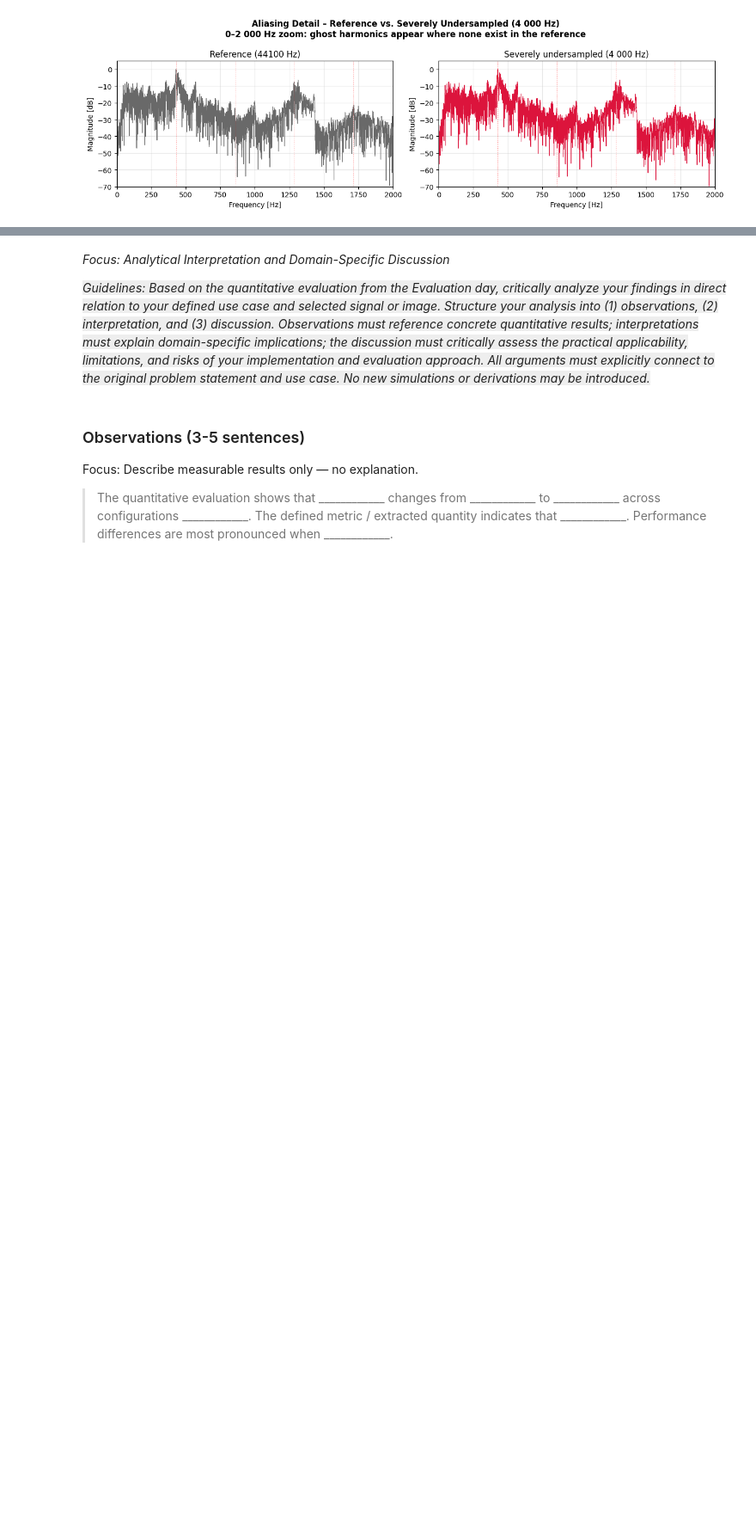
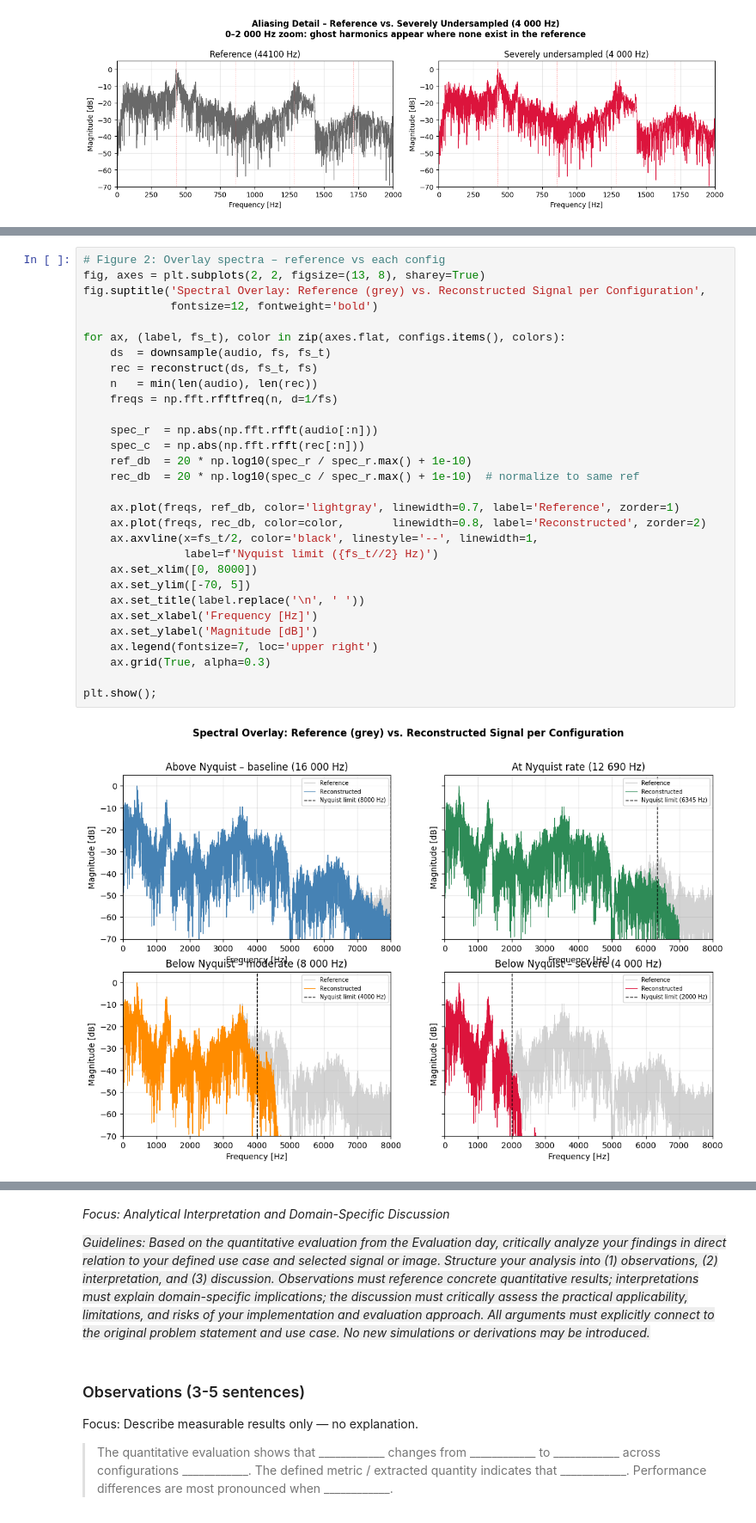
Before and after one commit to Sandra-Senn/gbsv_mc, a Jupyter notebook: mc1/gbsv_mc1_sampling_theorem_sandra_senn.ipynb, the cells around one changed output, grey strips where cells are left out. Shown at 86% size. Saved outputs shown, nothing was run; the diff lists cells and outputs as text; blank space fills up the shorter version.

```diff
--- a/mc1/gbsv_mc1_sampling_theorem_sandra_senn.ipynb
+++ b/mc1/gbsv_mc1_sampling_theorem_sandra_senn.ipynb
@@ -414 +484,33 @@ Example for Sampling Rate Variation:
+# %%
+# Figure 2: Overlay spectra – reference vs each config
+fig, axes = plt.subplots(2, 2, figsize=(13, 8), sharey=True)
+fig.suptitle('Spectral Overlay: Reference (grey) vs. Reconstructed Signal per Configuration',
+             fontsize=12, fontweight='bold')
+
+for ax, (label, fs_t), color in zip(axes.flat, configs.items(), colors):
+    ds  = downsample(audio, fs, fs_t)
+    rec = reconstruct(ds, fs_t, fs)
+    n   = min(len(audio), len(rec))
+    freqs = np.fft.rfftfreq(n, d=1/fs)
+
+    spec_r  = np.abs(np.fft.rfft(audio[:n]))
+    spec_c  = np.abs(np.fft.rfft(rec[:n]))
+    ref_db  = 20 * np.log10(spec_r / spec_r.max() + 1e-10)
+    rec_db  = 20 * np.log10(spec_c / spec_r.max() + 1e-10)  # normalize to same ref
+
+    ax.plot(freqs, ref_db, color='lightgray', linewidth=0.7, label='Reference', zorder=1)
+    ax.plot(freqs, rec_db, color=color,       linewidth=0.8, label='Reconstructed', zorder=2)
+    ax.axvline(x=fs_t/2, color='black', linestyle='--', linewidth=1,
+               label=f'Nyquist limit ({fs_t//2} Hz)')
+    ax.set_xlim([0, 8000])
+    ax.set_ylim([-70, 5])
+    ax.set_title(label.replace('\n', ' '))
+    ax.set_xlabel('Frequency [Hz]')
+    ax.set_ylabel('Magnitude [dB]')
+    ax.legend(fontsize=7, loc='upper right')
+    ax.grid(True, alpha=0.3)
+
+plt.show();
+# %% [output]
+[figure, added]
 # %% [markdown]
```
Also changed, not shown: parts of 15 cells of this notebook, 2 other files.
